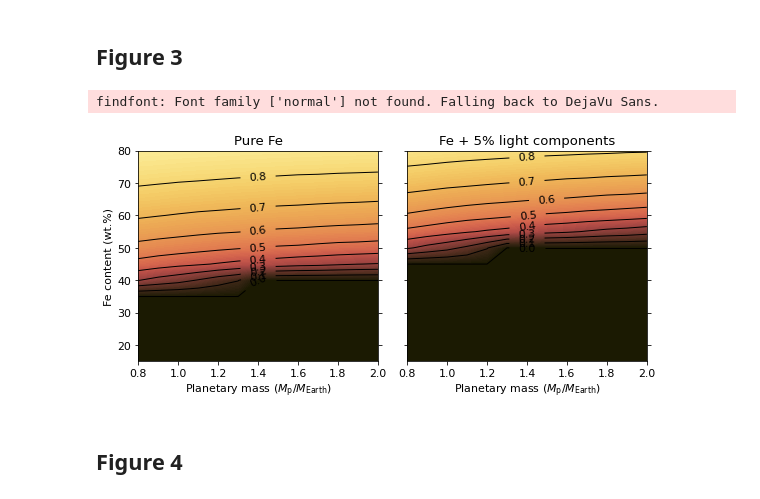
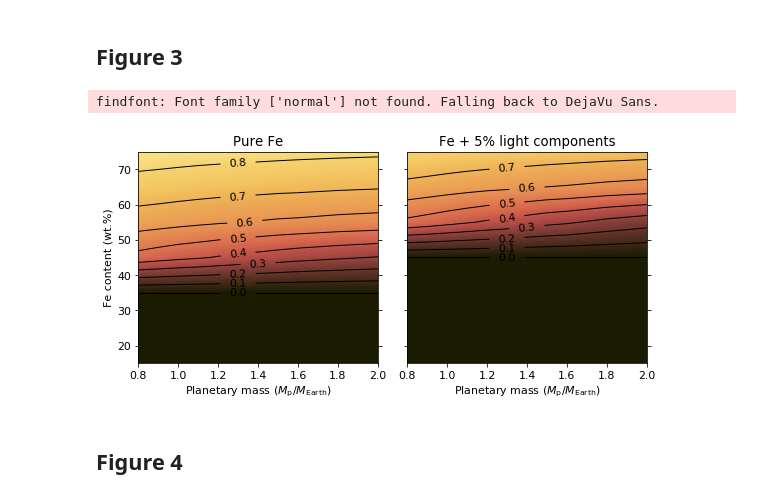
Before and after one commit to irenebonati/exo-cores, a Jupyter notebook: notebooks/Figures_Bonati+2020.ipynb, the cells around one changed output. Drawn from its saved outputs; the diff is of its cells as text; code cells hidden in the pictures.

```diff
--- a/notebooks/Figures_Bonati+2020.ipynb
+++ b/notebooks/Figures_Bonati+2020.ipynb
@@ -242,8 +258,9 @@ plt.savefig(plots_folder + "Fig_2.pdf")
 # %% [markdown]
 ## Figure 3
 # %%
-Mp = [0.8, 0.9, 1.0, 1.1, 1.2, 1.3, 1.4, 1.5, 1.6, 1.7, 1.8, 1.9, 2.]
+Mp = [0.8, 0.9, 1.0, 1.1, 1.2, 1.3, 1.4, 1.5, 1.6, 1.8,  2.]
 XFe = [15, 20, 25, 30, 35, 40, 45, 50,  55, 60,  65, 70,  75, 80]
+XFe = [15,  25, 35,  45,  55,  65,   75]
 FeM = 0 # Change to "10" or "20" to consider mantle iron numbers of 0.1 and 0.2, respectively
 S = 0.
 
@@ -257,34 +274,34 @@ for i, mass in enumerate(Mp):
         Planet = evolution.Rocky_Planet(Mp[i], XFe[j], FeM, S)
         evo = evolution.Evolution(Planet)
         r_CMB[j,i] = evo.planet.r_OC
         rIC[j, i] = evo.planet.r_IC_0
         rIC_005[j, i] = evo.planet.r_IC_005
 
 # ------------------------------------------------------------------------
 
 fig, ax = plt.subplots(1, 2, figsize=[8,4],sharey=True)
 levels_rICf = np.linspace(0, 1, 11)
 
 ax[0].contourf(M, F, (rIC)/r_CMB, np.linspace(0, 1, 100), cmap = lajolla_r)
 val = ax[0].contour(M, F, (rIC)/r_CMB, levels_rICf, colors='black',linewidths=1)
 ax[0].clabel(val, fmt = '%2.1f', colors = 'black', fontsize=11)
 ax[0].set_ylabel("Fe content (wt.%)")
 ax[0].set_title("Pure Fe")
 ax[0].yaxis.set_ticks_position('both')
 ax[0].set_xlabel("Planetary mass ($M_{\mathrm{p}}/M_{\mathrm{Earth}}$)")
 
 ax[1].contourf(M, F, (rIC_005)/(r_CMB), np.linspace(0, 1, 100), cmap = lajolla_r)
 val = ax[1].contour(M, F, (rIC_005)/r_CMB, levels_rICf, colors='black',linewidths=1)
 ax[1].clabel(val, fmt = '%2.1f', colors = 'black', fontsize=11)
 ax[1].set_title("Fe + 5% light components")
 ax[1].yaxis.set_ticks_position('both')
 ax[1].set_xlabel("Planetary mass ($M_{\mathrm{p}}/M_{\mathrm{Earth}}$)")
 
 plt.tight_layout()
 plt.savefig(plots_folder + "Fig_3.pdf")
 # %% [output]
 findfont: Font family ['normal'] not found. Falling back to DejaVu Sans.
-[figure, old version]
+[figure, new version]
 # %% [markdown]
 ## Figure 4
 # %%
```
Also changed, not shown: parts of 13 cells of this notebook, 3 other files.
